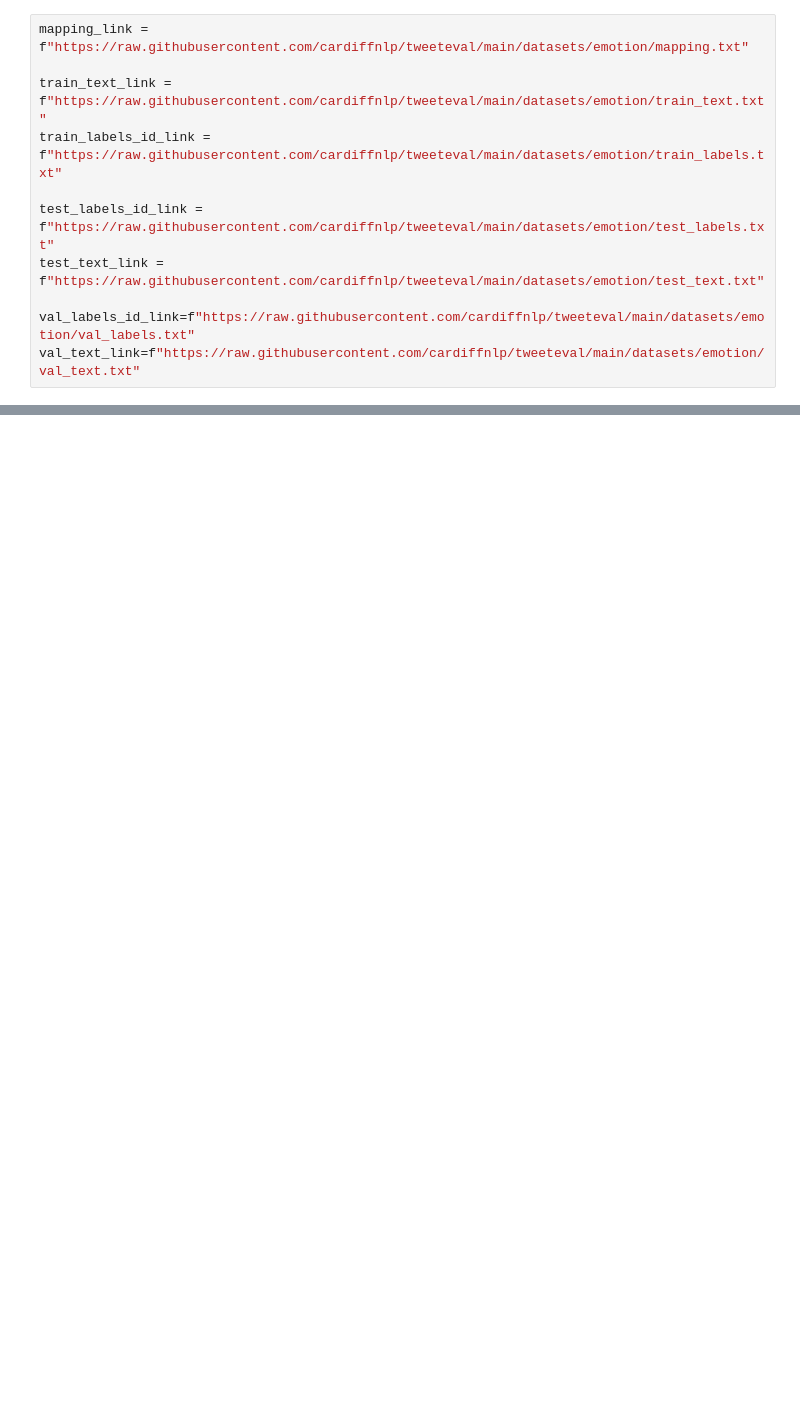
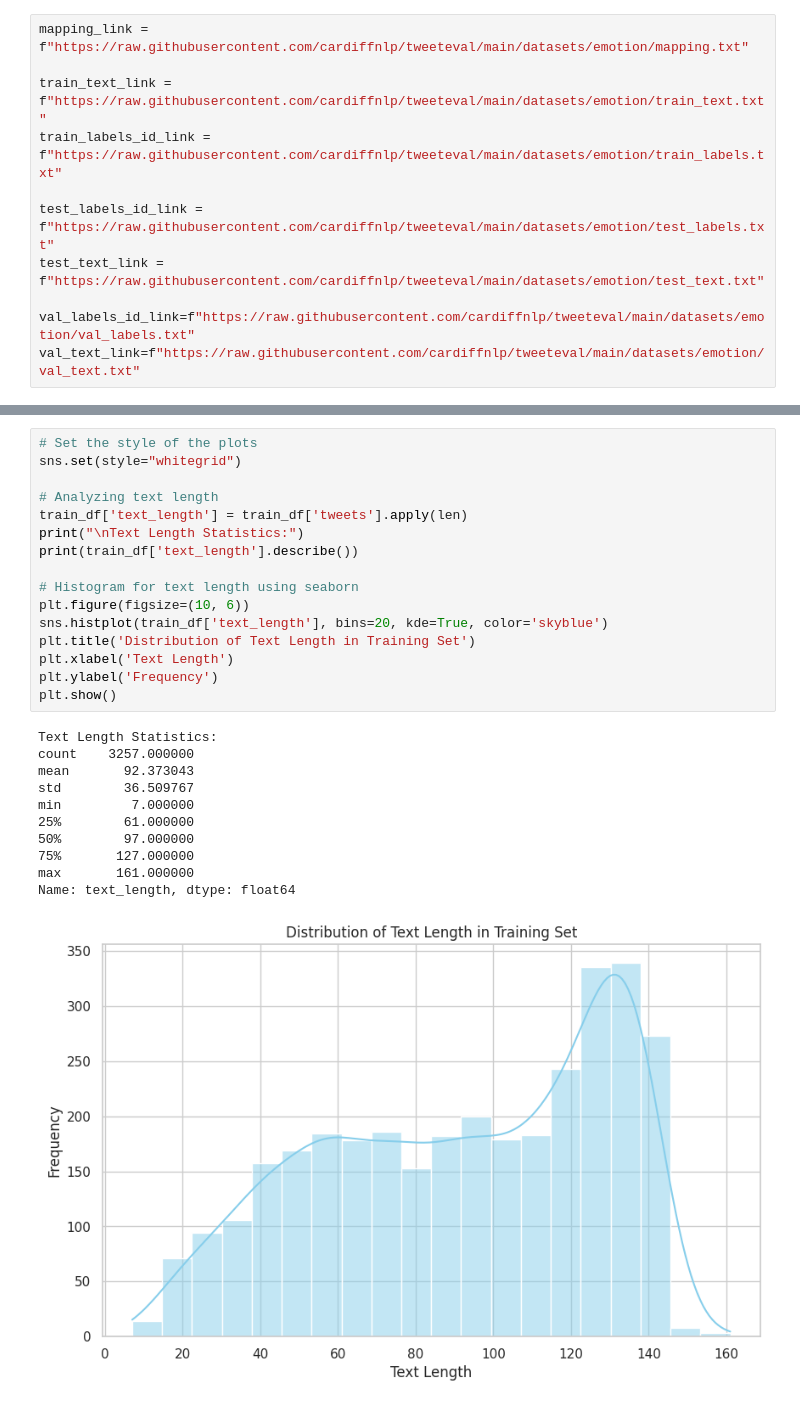
Before and after one commit to tusharmanekar/ml4nlp-1, a Jupyter notebook: ex03/ex03_cnn.ipynb, the cells around one changed output, grey strips where cells are left out. Cells and saved outputs as stored; diff of their text form; blank space fills up the shorter version.

```diff
--- a/ex03/ex03_cnn.ipynb
+++ b/ex03/ex03_cnn.ipynb
@@ -557,0 +86,28 @@ inputs
+# %%
+# Set the style of the plots
+sns.set(style="whitegrid")
+
+# Analyzing text length
+train_df['text_length'] = train_df['tweets'].apply(len)
+print("\nText Length Statistics:")
+print(train_df['text_length'].describe())
+
+# Histogram for text length using seaborn
+plt.figure(figsize=(10, 6))
+sns.histplot(train_df['text_length'], bins=20, kde=True, color='skyblue')
+plt.title('Distribution of Text Length in Training Set')
+plt.xlabel('Text Length')
+plt.ylabel('Frequency')
+plt.show()
+# %% [output]
+Text Length Statistics:
+count    3257.000000
+mean       92.373043
+std        36.509767
+min         7.000000
+25%        61.000000
+50%        97.000000
+75%       127.000000
+max       161.000000
+Name: text_length, dtype: float64
+[figure, added]
```
Also changed, not shown: parts of 114 cells of this notebook, 6 other files.
